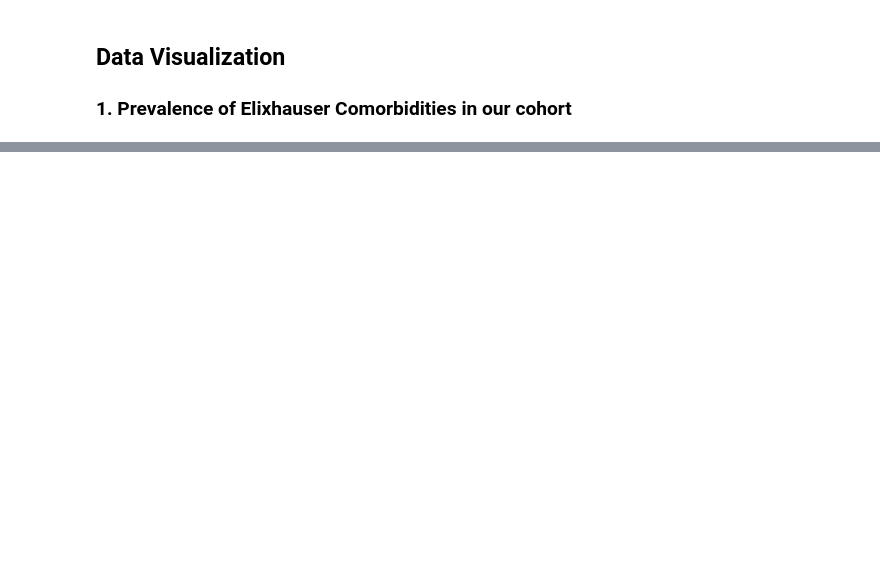
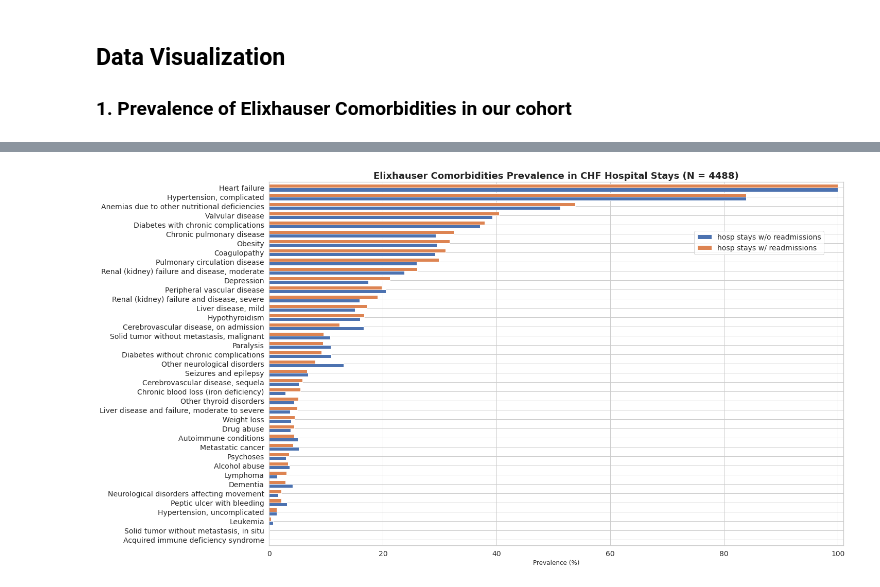
Before and after one commit to vina2329/ICU-readmissions-prediction, a Jupyter notebook: PMAP_Comorbidity_Vina.ipynb, the cells around one changed output, grey strips where cells are left out. Saved outputs shown, nothing was run; the diff lists cells and outputs as text; code cells hidden in the pictures; blank space fills up the shorter version.

```diff
--- a/PMAP_Comorbidity_Vina.ipynb
+++ b/PMAP_Comorbidity_Vina.ipynb
@@ -23,6 +24,7 @@ data_path = file_path.parent.parent.parent.parent.parent.joinpath('Data/jbergma8
 # %%
 # Import data
 # PMAP diagnosis data is included in encounter_dx.csv, hosp_billing_dx.csv, and problem_list.csv
+ahrq_elix          = pd.read_excel('AHRQ_Elixhauser.xlsx', sheet_name='DX_to_Comorb_Mapping', header = 1)
 enc_dx             = pd.read_csv(data_path / 'encounter_dx.csv', parse_dates = ['enc_contact_date'], usecols = ['osler_sid','pat_enc_csn_sid', 'icd10_code', 'enc_contact_date'])
 CHF_hosp_icu_stays = pd.read_csv('CHF_hosp_icu_stays.csv', parse_dates = ['hosp_admsn_time','hosp_disch_time','in_time','out_time'])
 hosp_billing       = pd.read_csv(data_path / 'hosp_billing_dx.csv', usecols = ['osler_sid', 'pat_enc_csn_sid','icd10_code'])
@@ -179,0 +92,15 @@ df_comor_features.to_csv('comorbidity_features.csv', index = False)
+# %%
+# Merge icd10 codes for each hospital stay and elixhauser index
+df_elix_merged = pd.merge(left = df_all_icd10, right = ahrq_elix, how = 'left', left_on = 'icd10_code', right_on = 'ICD-10-CM Diagnosis').fillna(0)
+display(df_elix_merged.head())
+print('Shape of df_elix_merged: ' + str(df_elix_merged.shape))
+
+# Groupby each hospital stay
+grouped = df_elix_merged.groupby(['osler_sid','pat_enc_csn_sid'], as_index = False)[df_elix_merged.columns[4:]].agg('max')
+display(grouped.head())
+
+# Merge w/ CHF_hosp_stays file
+elix_features = pd.merge(left = CHF_hosp_icu_stays, right = grouped, on = ['osler_sid','pat_enc_csn_sid'], how = 'left')
+display(elix_features)
+
+elix_features.to_csv('comorbidity_features.csv', index = False)
@@ -261,0 +139,10 @@ STD of score for label 1: 9.349144330781884
+# %%
+# Change abbreviations to full descriptions for better readability
+df = pd.read_excel('AHRQ_Elixhauser.xlsx', sheet_name='Comorbidity_Measures', header = 1, usecols="A,B")
+df['Abbreviation \n(SAS Data Element Name)'] = df['Abbreviation \n(SAS Data Element Name)'].str.replace('CMR_','')
+df['Comorbidity Description'] = df['Comorbidity Description'].str.strip()
+abbrev = dict(zip(df['Abbreviation \n(SAS Data Element Name)'], df['Comorbidity Description']))
+abbrev['CBVD_POA'] = 'Cerebrovascular disease, on admission'
+abbrev['CBVD_SQLA'] = 'Cerebrovascular disease, sequela'
+abbrev['CBVD_SQLA']
+abbrev
@@ -261,0 +167,21 @@ STD of score for label 1: 9.349144330781884
+# %%
+elix_features = elix_features.rename(abbrev, axis = 1)
+lab0 = elix_features[elix_features.labels == 0]
+lab1 = elix_features[elix_features.labels == 1]
+
+df = pd.DataFrame()
+df['hosp stays w/o readmissions'] = lab0.iloc[:, 7:].sum()/len(lab0)*100
+df['hosp stays w/ readmissions'] = lab1.iloc[:, 7:].sum()/len(lab1)*100
+df = df.sort_values('hosp stays w/ readmissions')
+
+sns.set_theme(style = 'whitegrid')
+ax = df.plot.barh(figsize=(20, 13),  width = 0.8)
+plt.title('Elixhauser Comorbidities Prevalence in CHF Hospital Stays (N = {})'.format(len(elix_features)), fontsize = 18, fontweight = 'bold')
+plt.xlabel('Prevalence (%)')
+plt.xlim([0, 101])
+plt.xticks(fontsize = 14)
+plt.yticks(fontsize = 14)
+plt.legend(loc = [0.74, 0.8], fontsize = 14)
+plt.show()
+# %% [output]
+[figure, added]
```
Also changed, not shown: parts of 29 cells of this notebook.
